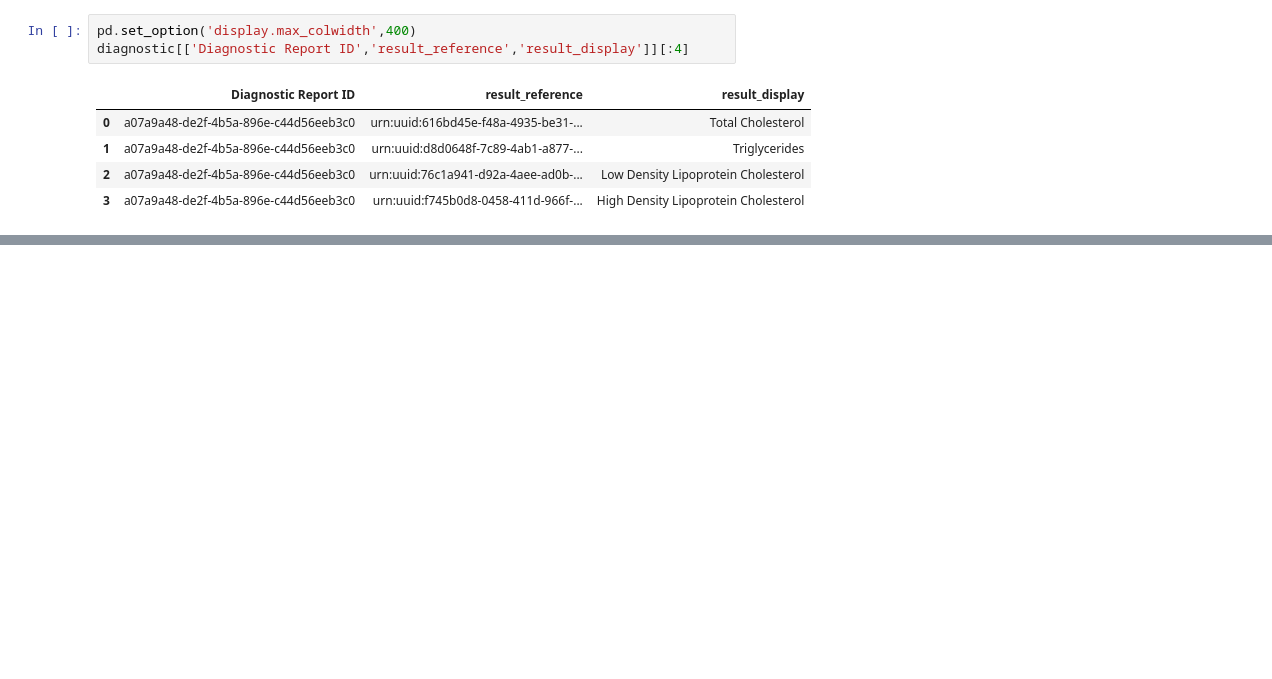
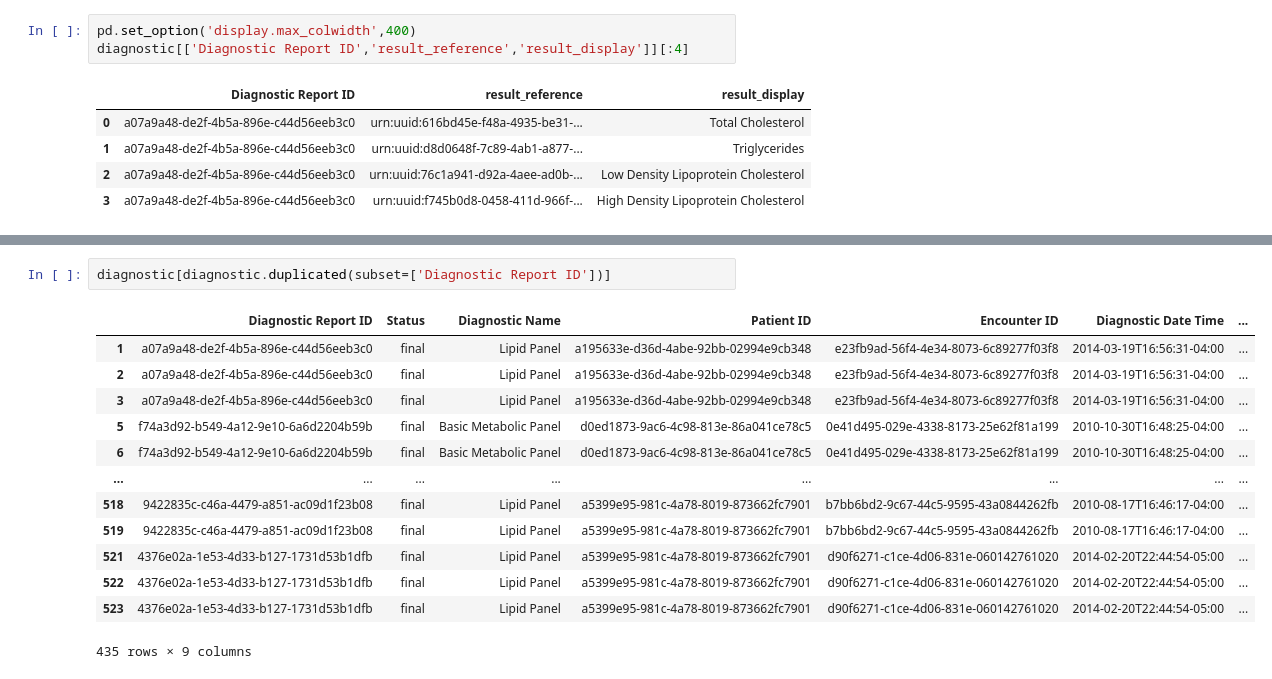
Before and after one commit to nischalmainali21/python_image_task, a Jupyter notebook: health_task/diagnostic.ipynb, the cells around one changed output, grey strips where cells are left out. Drawn from its saved outputs; the diff is of its cells as text; blank space fills up the shorter version.

```diff
--- a/health_task/diagnostic.ipynb
+++ b/health_task/diagnostic.ipynb
@@ -245,0 +285,16 @@ diagnostic[['Diagnostic Report ID','result_reference','result_display']][:4]
+# %%
+diagnostic[diagnostic.duplicated(subset=['Diagnostic Report ID'])]
+# %% [output]
+|  | Diagnostic Report ID | Status | Diagnostic Name | Patient ID | Encounter ID | Diagnostic Date Time | ... |
+| 1 | a07a9a48-de2f-4b5a-896e-c44d56eeb3c0 | final | Lipid Panel | a195633e-d36d-4abe-92bb-02994e9cb348 | e23fb9ad-56f4-4e34-8073-6c89277f03f8 | 2014-03-19T16:56:31-04:00 | ... |
+| 2 | a07a9a48-de2f-4b5a-896e-c44d56eeb3c0 | final | Lipid Panel | a195633e-d36d-4abe-92bb-02994e9cb348 | e23fb9ad-56f4-4e34-8073-6c89277f03f8 | 2014-03-19T16:56:31-04:00 | ... |
+| 3 | a07a9a48-de2f-4b5a-896e-c44d56eeb3c0 | final | Lipid Panel | a195633e-d36d-4abe-92bb-02994e9cb348 | e23fb9ad-56f4-4e34-8073-6c89277f03f8 | 2014-03-19T16:56:31-04:00 | ... |
+| 5 | f74a3d92-b549-4a12-9e10-6a6d2204b59b | final | Basic Metabolic Panel | d0ed1873-9ac6-4c98-813e-86a041ce78c5 | 0e41d495-029e-4338-8173-25e62f81a199 | 2010-10-30T16:48:25-04:00 | ... |
+| 6 | f74a3d92-b549-4a12-9e10-6a6d2204b59b | final | Basic Metabolic Panel | d0ed1873-9ac6-4c98-813e-86a041ce78c5 | 0e41d495-029e-4338-8173-25e62f81a199 | 2010-10-30T16:48:25-04:00 | ... |
+| ... | ... | ... | ... | ... | ... | ... | ... |
+| 518 | 9422835c-c46a-4479-a851-ac09d1f23b08 | final | Lipid Panel | a5399e95-981c-4a78-8019-873662fc7901 | b7bb6bd2-9c67-44c5-9595-43a0844262fb | 2010-08-17T16:46:17-04:00 | ... |
+| 519 | 9422835c-c46a-4479-a851-ac09d1f23b08 | final | Lipid Panel | a5399e95-981c-4a78-8019-873662fc7901 | b7bb6bd2-9c67-44c5-9595-43a0844262fb | 2010-08-17T16:46:17-04:00 | ... |
+| 521 | 4376e02a-1e53-4d33-b127-1731d53b1dfb | final | Lipid Panel | a5399e95-981c-4a78-8019-873662fc7901 | d90f6271-c1ce-4d06-831e-060142761020 | 2014-02-20T22:44:54-05:00 | ... |
+| 522 | 4376e02a-1e53-4d33-b127-1731d53b1dfb | final | Lipid Panel | a5399e95-981c-4a78-8019-873662fc7901 | d90f6271-c1ce-4d06-831e-060142761020 | 2014-02-20T22:44:54-05:00 | ... |
+| 523 | 4376e02a-1e53-4d33-b127-1731d53b1dfb | final | Lipid Panel | a5399e95-981c-4a78-8019-873662fc7901 | d90f6271-c1ce-4d06-831e-060142761020 | 2014-02-20T22:44:54-05:00 | ... |
+435 rows × 9 columns
```
Also changed, not shown: parts of 3 cells of this notebook, 1 other file.
